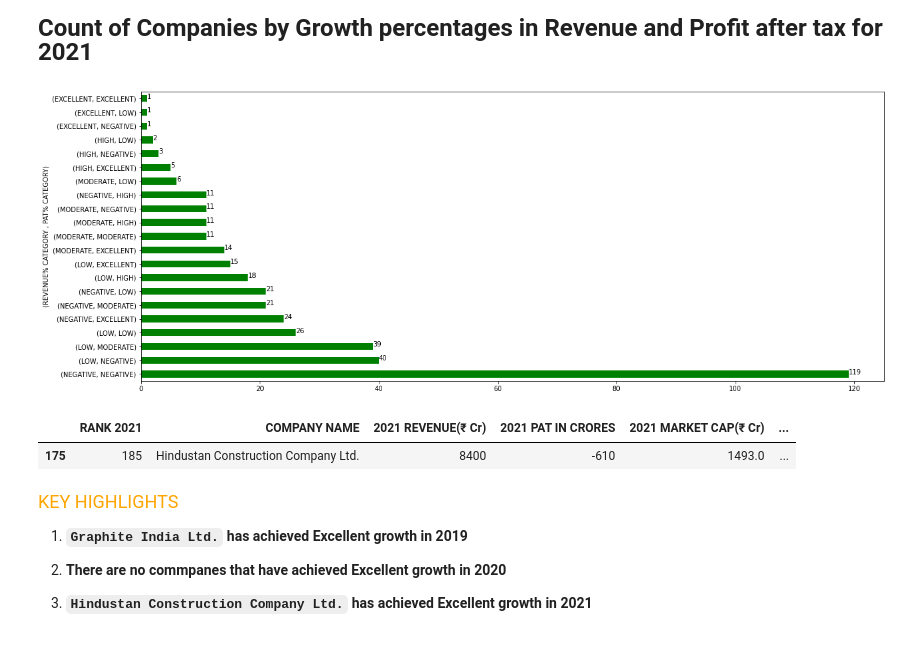
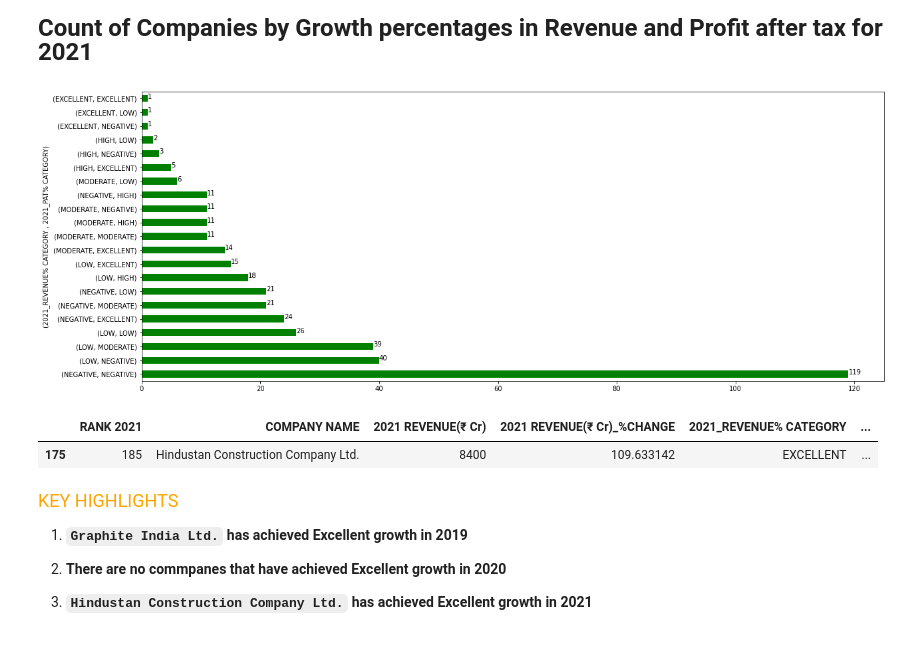
Before and after one commit to Lester-723/Data-Analytics-Projects-, a Jupyter notebook: economic_times_project.ipynb, the cells around one changed output. Cells and saved outputs as stored; diff of their text form; code cells hidden in the pictures.

```diff
--- a/economic_times_project.ipynb
+++ b/economic_times_project.ipynb
@@ -352,3 +354,10 @@ pct_change_category()
+# %%
+
+for year in year_objects:
+    if year > 2018:
+       newcols =[f'RANK {year}', f'COMPANY NAME', f'{year} REVENUE(₹ Cr)', f'{year} REVENUE(₹ Cr)_%CHANGE',f"{year}_REVENUE% CATEGORY", f'{year} PAT IN CRORES',
+       f'{year} PAT IN CRORES_%CHANGE',f"{year}_PAT% CATEGORY",f'{year} MARKET CAP(₹ Cr)', f'{year} COMPANY TYPE',]
+       reports[f"ET_REPORT_{year}"] = reports[f"ET_REPORT_{year}"].reindex(columns=newcols)
 # %% [markdown]
 <font size = "5"  face = "Times New Roman">**Count of Companies by Growth percentages in Revenue and Profit after tax for 2019**</font>
 # %%
@@ -375,17 +384,17 @@ for i,v in enumerate(reports["ET_REPORT_2020"][["REVENUE% CATEGORY","PAT% CATEGO
 # %% [markdown]
 <font size = "5"  face = "Times New Roman">**Count of Companies by  Growth percentages in Revenue and Profit after tax for 2021**</font>
 # %%
-pd.DataFrame(reports["ET_REPORT_2021"][["REVENUE% CATEGORY","PAT% CATEGORY"]]).value_counts().plot(kind = "barh", figsize = (20,8), color = "g")
-plt.ylabel("(REVENUE% CATEGORY , PAT% CATEGORY)")
-for i,v in enumerate(reports["ET_REPORT_2021"][["REVENUE% CATEGORY","PAT% CATEGORY"]].value_counts()):
+pd.DataFrame(reports["ET_REPORT_2021"][["2021_REVENUE% CATEGORY","2021_PAT% CATEGORY"]]).value_counts().plot(kind = "barh", figsize = (20,8), color = "g")
+plt.ylabel("(2021_REVENUE% CATEGORY , 2021_PAT% CATEGORY)")
+for i,v in enumerate(reports["ET_REPORT_2021"][["2021_REVENUE% CATEGORY","2021_PAT% CATEGORY"]].value_counts()):
     plt.text(v,i,str(v))
 # %% [output]
-[figure, old version]
+[figure, new version]
 # %%
-reports["ET_REPORT_2021"][(reports["ET_REPORT_2021"]["REVENUE% CATEGORY"] == "EXCELLENT") & (reports["ET_REPORT_2021"]["PAT% CATEGORY"] == "EXCELLENT")]
+reports["ET_REPORT_2021"][(reports["ET_REPORT_2021"]["2021_REVENUE% CATEGORY"] == "EXCELLENT") & (reports["ET_REPORT_2021"]["2021_PAT% CATEGORY"] == "EXCELLENT")]
 # %% [output]
-|  | RANK 2021 | COMPANY NAME | 2021 REVENUE(₹ Cr) | 2021 PAT IN CRORES | 2021 MARKET CAP(₹ Cr) | ... |
-| 175 | 185 | Hindustan Construction Company Ltd. | 8400 | -610 | 1493.0 | ... |
+|  | RANK 2021 | COMPANY NAME | 2021 REVENUE(₹ Cr) | 2021 REVENUE(₹ Cr)_%CHANGE | 2021_REVENUE% CATEGORY | ... |
+| 175 | 185 | Hindustan Construction Company Ltd. | 8400 | 109.633142 | EXCELLENT | ... |
 # %% [markdown]
 
 <font color = "orange" size = 4>KEY HIGHLIGHTS</font>
```
Also changed, not shown: parts of 11 cells of this notebook.
